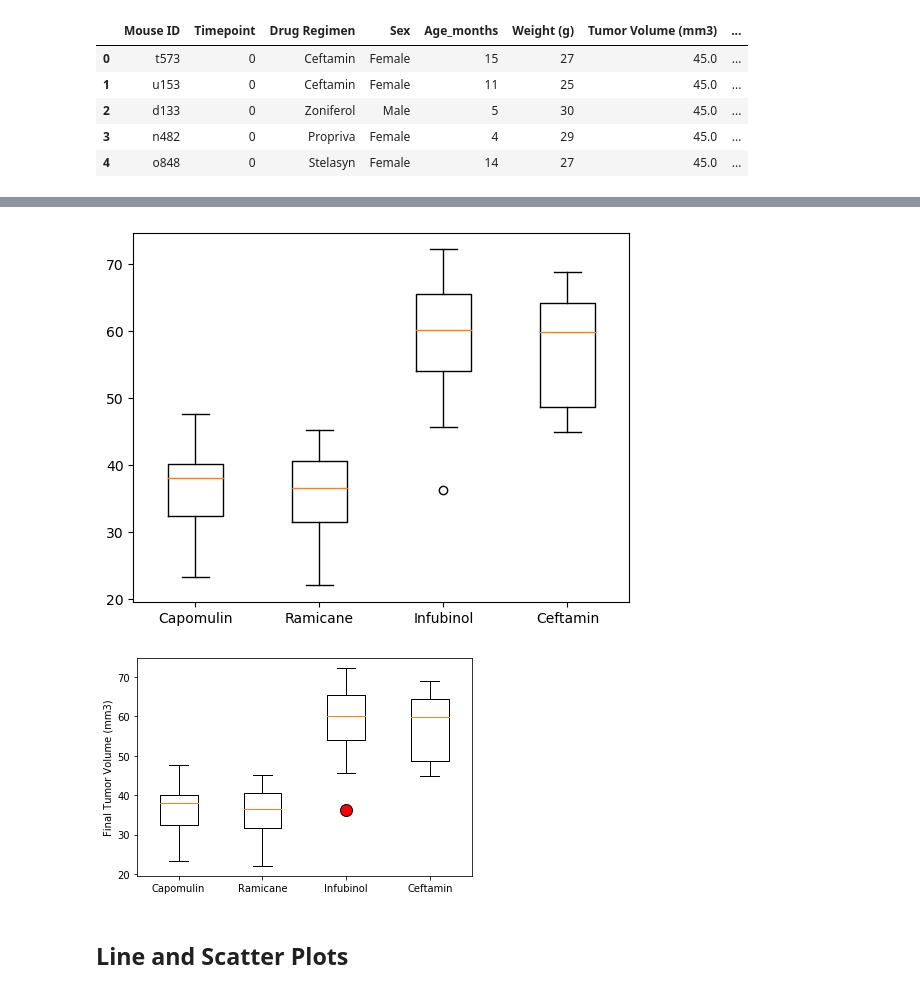
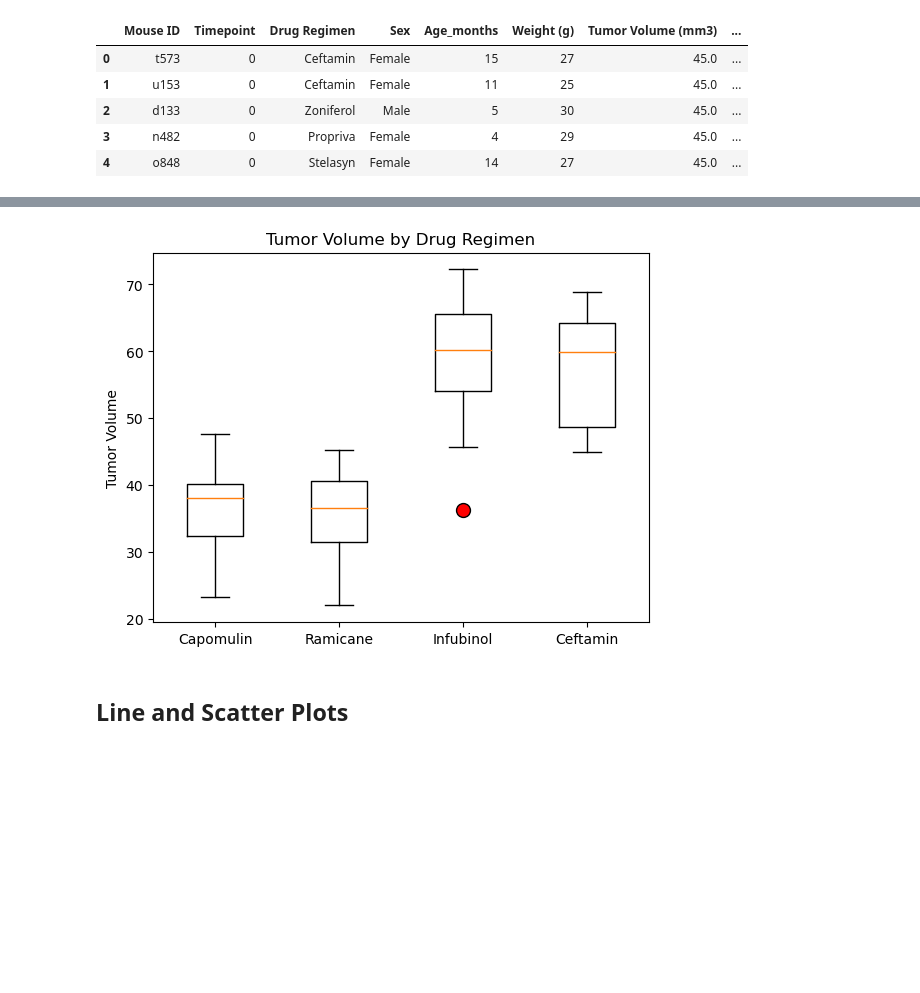
Before and after one commit to taniyatalukdar/ChallengeFive, a Jupyter notebook: pymaceuticals_starter.ipynb, the cells around one changed output, grey strips where cells are left out. Saved outputs shown, nothing was run; the diff lists cells and outputs as text; code cells hidden in the pictures; blank space fills up the shorter version.

```diff
--- a/pymaceuticals_starter.ipynb
+++ b/pymaceuticals_starter.ipynb
@@ -191,7 +196,7 @@ greatest_timepoint.head()
 
 drugs = ["Capomulin", "Ramicane", "Infubinol", "Ceftamin"]
 drug_values = []
-
+treatment = 0
 #Locating each drug from the list drugs
 for drug in drugs:
     new_data = greatest_timepoint.loc[greatest_timepoint["Drug Regimen"] == drug, "Tumor Volume (mm3)"]
@@ -209,5 +214,15 @@ for drug in drugs:
     upperbound = upperquar+(1.5*iqr)
     outliers = new_data.loc[(new_data<lowerbound)| (new_data>upperbound)]
     print(f"{drug} outliers {outliers}")
+
+    if treatment == 0:
+        print(f"------------------------------------------------------------")
+    print(f"The lower quartile of {drug} treatments is: {lowerquar}")
+    print(f"The upper quartile of {drug} treatments is: {upperquar}")
+    print(f"The interquartile range of {drug} treatments is: {iqr}")
+    print(f"Values below {lowerbound} could be {drug} outliers.")
+    print(f"Values above {upperbound} could be {drug} outliers.")
+    print(f"------------------------------------------------------------")
+    treatment+=1
 # %% [output]
 Capomulin outliers Series([], Name: Tumor Volume (mm3), dtype: float64)
@@ -241,12 +262,11 @@ Ceftamin's potential outliers: Series([], Name: Tumor Volume (mm3), dtype: float
-# %%
-plt.boxplot(drug_values,labels = drugs)
-
-plt.show()
-# %% [output]
-[figure, removed]
 # %%
 # Generate a box plot that shows the distrubution of the tumor volume for each treatment group.
+red_dot = dict(markerfacecolor = "red", markersize=10)
+plt.boxplot(drug_values,labels = drugs, flierprops= red_dot)
+plt.ylabel("Tumor Volume")
+plt.title("Tumor Volume by Drug Regimen")
+plt.show()
 # %% [output]
-[figure, old version]
+[figure, new version]
 # %% [markdown]
 ## Line and Scatter Plots
```
Also changed, not shown: parts of 12 cells of this notebook, 1 other file.
